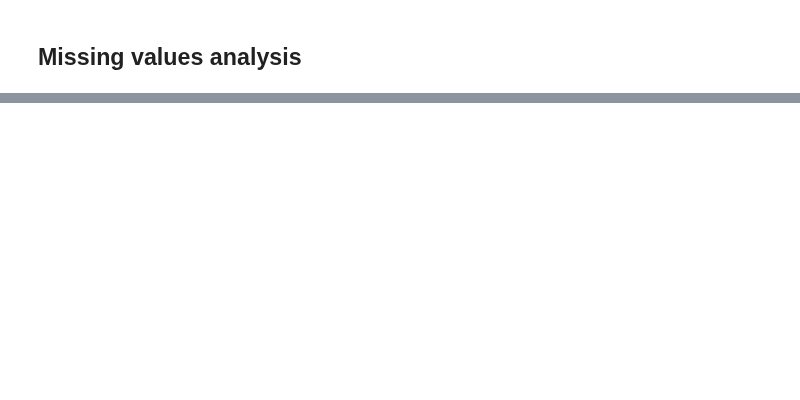
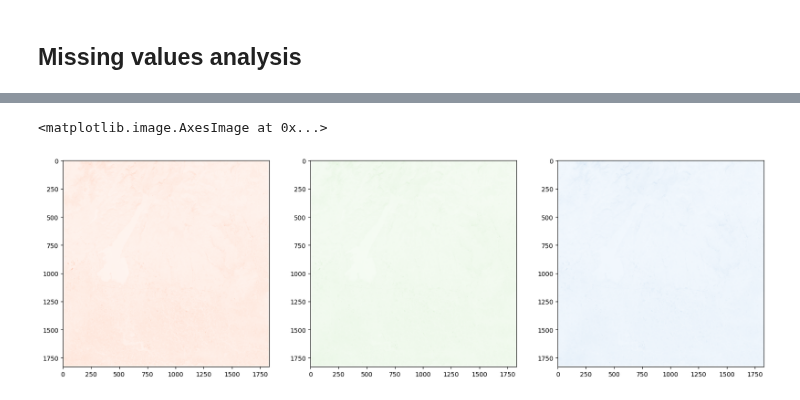
Before and after one commit to sebastien-tetaud/sentinel-2-ai-processor, a Jupyter notebook: dataset/notebook/prepare-dataset-v2.ipynb, the cells around one changed output, grey strips where cells are left out. Cells and saved outputs as stored; diff of their text form; code cells hidden in the pictures; blank space fills up the shorter version.

```diff
--- a/dataset/notebook/prepare-dataset-v2.ipynb
+++ b/dataset/notebook/prepare-dataset-v2.ipynb
@@ -570,0 +557,44 @@ plt.show()
+# %%
+import natsort
+from PIL import Image
+import cv2
+
+# Optional: Rescale to 0-1
+def normalize(band, lower_percent=2, upper_percent=98):
+    """Apply percentile stretching to enhance contrast."""
+    lower = np.percentile(band, lower_percent)
+    upper = np.percentile(band, upper_percent)
+    stretched = np.clip((band - lower) / (upper - lower), 0, 1)
+    return stretched
+
+
+df["target_path"] = df["Name"].apply(lambda x: os.path.join(TEST_DIR, "target", os.path.basename(x).replace(".SAFE","")))
+product_paths = natsort.natsorted(glob.glob(os.path.join(df["target_path"].sample(axis=0).values[0], "*.png"), recursive=False))
+
+def read_images(product_paths):
+
+    images = []
+
+    for path in product_paths:
+
+        data = Image.open(path)
+        data = np.array(data)
+        images.append(data)
+
+    return images
+
+images = read_images(product_paths)
+# %%
+blue = np.array(Image.open(product_paths[0]))
+green = np.array(Image.open(product_paths[1]))
+red = np.array(Image.open(product_paths[2]))
+fig = plt.figure(figsize=(20,6))
+ax1 = fig.add_subplot(1,3,1)
+ax1.imshow(red, cmap='Reds')
+ax1 = fig.add_subplot(1,3,2)
+ax1.imshow(green, cmap='Greens')
+ax1 = fig.add_subplot(1,3,3)
+ax1.imshow(blue, cmap='Blues')
+# %% [output]
+<matplotlib.image.AxesImage at 0x...>
+[figure, added]
```
Also changed, not shown: parts of 11 cells of this notebook, 5 other files.
